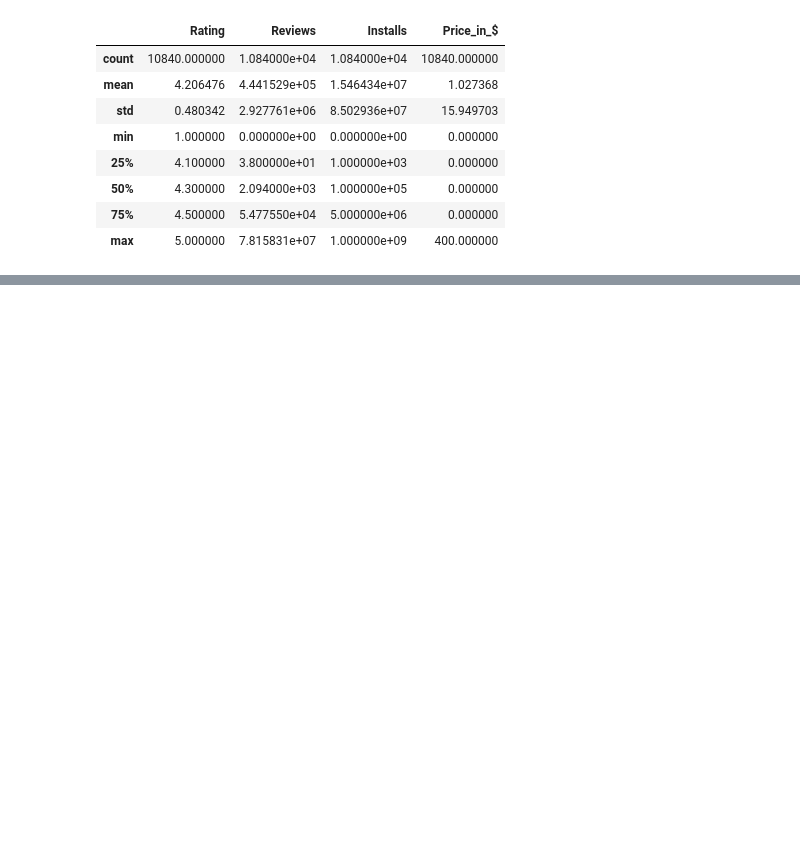
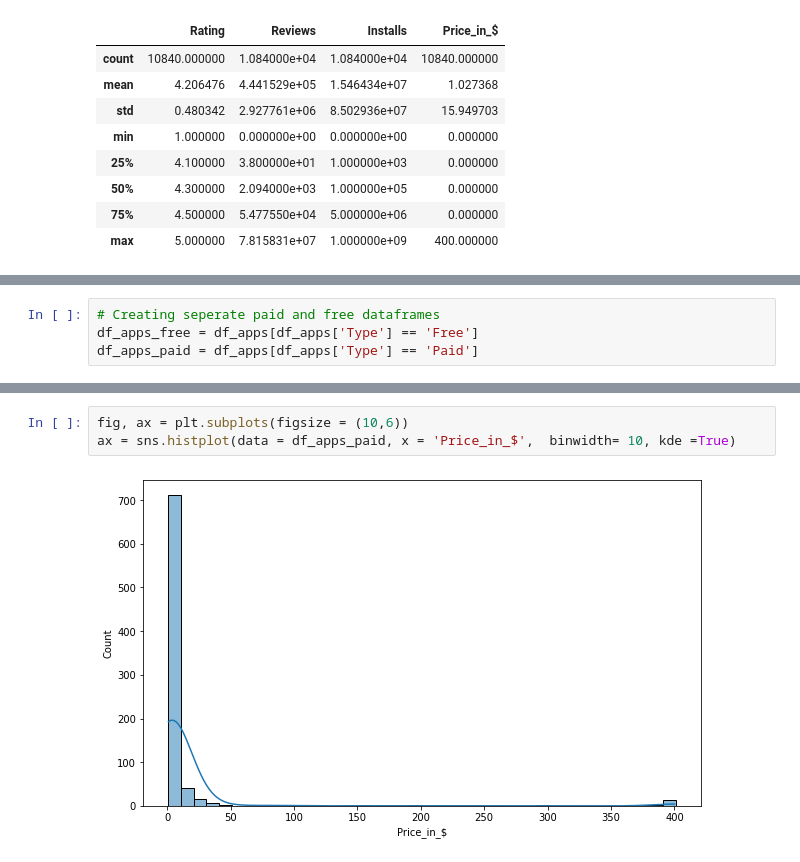
Before and after one commit to ganathetechie/AlmaBetter-Capstone-Project-1, a Jupyter notebook: Play_Store_App_Review_Analysis_Capstone_Project.ipynb, the cells around one changed output, grey strips where cells are left out. Drawn from its saved outputs; the diff is of its cells as text; blank space fills up the shorter version.

```diff
--- a/Play_Store_App_Review_Analysis_Capstone_Project.ipynb
+++ b/Play_Store_App_Review_Analysis_Capstone_Project.ipynb
@@ -497,0 +575,4 @@ df_copy.describe()
+# %%
+# Creating seperate paid and free dataframes
+df_apps_free = df_apps[df_apps['Type'] == 'Free']
+df_apps_paid = df_apps[df_apps['Type'] == 'Paid']
@@ -497,0 +602,5 @@ df_copy.describe()
+# %%
+fig, ax = plt.subplots(figsize = (10,6))
+ax = sns.histplot(data = df_apps_paid, x = 'Price_in_$',  binwidth= 10, kde =True)
+# %% [output]
+[figure, added]
```
Also changed, not shown: parts of 48 cells of this notebook.
